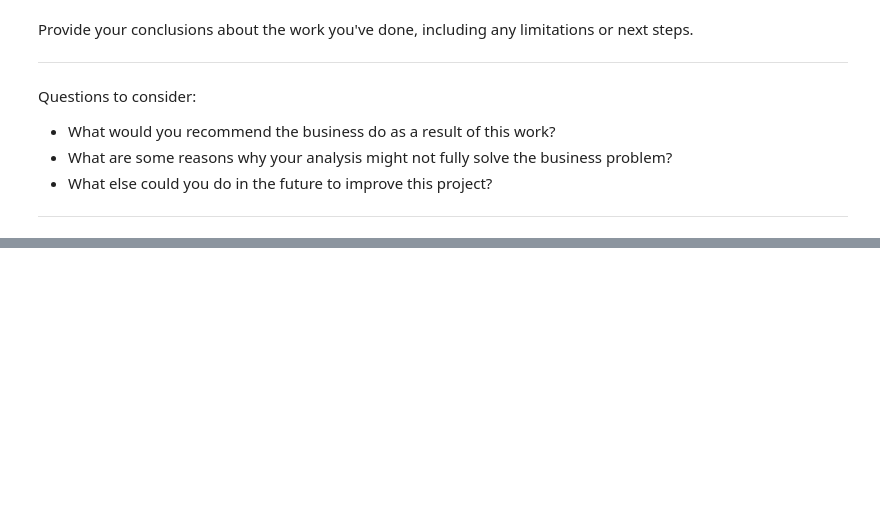
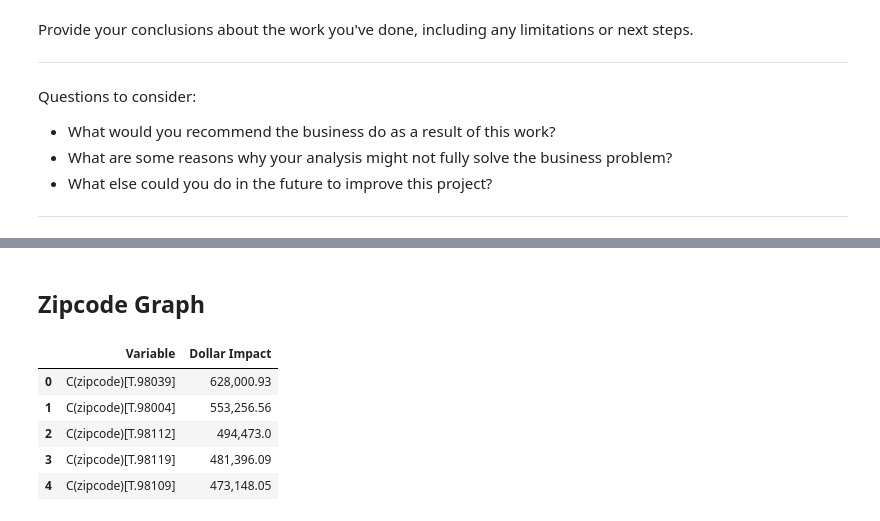
Before and after one commit to Drymander/dsc-phase-2-project, a Jupyter notebook: Housing Project Final.ipynb, the cells around one changed output, grey strips where cells are left out. Cells and saved outputs as stored; diff of their text form; code cells hidden in the pictures; blank space fills up the shorter version.

Commit message:
started making graphs

```diff
--- a/Housing Project Final.ipynb
+++ b/Housing Project Final.ipynb
@@ -1617,0 +1613,12 @@ Questions to consider:
+# %% [markdown]
+## Zipcode Graph
+# %%
+zip_df = coeff_df[coeff_df['Variable'].str.contains("zipcode")]
+zip_df.head()
+# %% [output]
+|  | Variable | Dollar Impact |
+| 0 | C(zipcode)[T.98039] | 628,000.93 |
+| 1 | C(zipcode)[T.98004] | 553,256.56 |
+| 2 | C(zipcode)[T.98112] | 494,473.0 |
+| 3 | C(zipcode)[T.98119] | 481,396.09 |
+| 4 | C(zipcode)[T.98109] | 473,148.05 |
```
Also changed, not shown: parts of 13 cells of this notebook, 1 other file.
